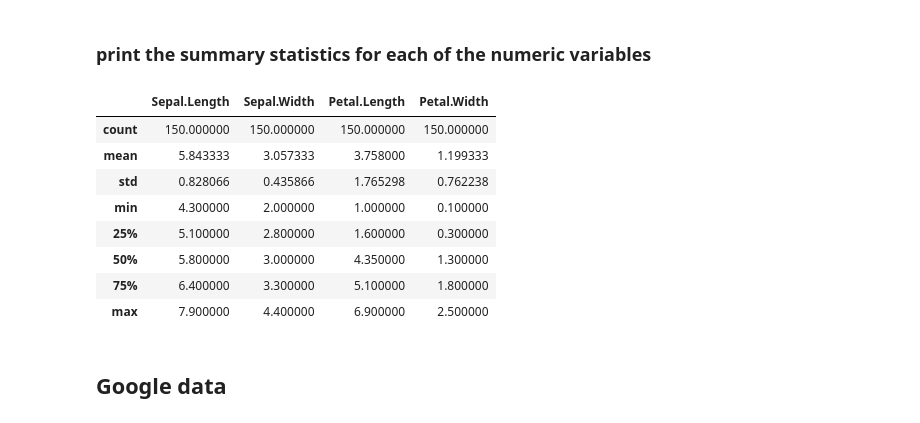
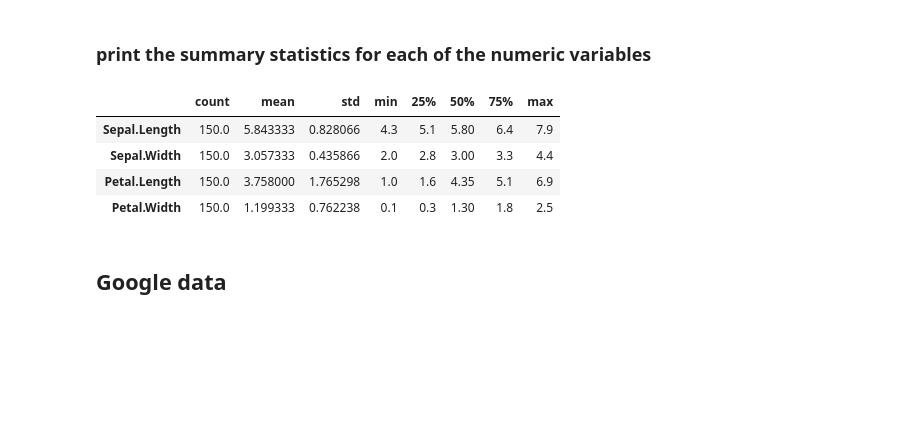
Before and after one commit to markydoug/classification-exercises, a Jupyter notebook: classification_exercises.ipynb, the cells around one changed output. Cells and saved outputs as stored; diff of their text form; code cells hidden in the pictures; blank space fills up the shorter version.

```diff
--- a/classification_exercises.ipynb
+++ b/classification_exercises.ipynb
@@ -59,17 +59,13 @@ memory usage: 7.0+ KB
 # %% [markdown]
 ### print the summary statistics for each of the numeric variables
 # %%
-df_iris.describe()
+df_iris.describe().T
 # %% [output]
-|  | Sepal.Length | Sepal.Width | Petal.Length | Petal.Width |
-| count | 150.000000 | 150.000000 | 150.000000 | 150.000000 |
-| mean | 5.843333 | 3.057333 | 3.758000 | 1.199333 |
-| std | 0.828066 | 0.435866 | 1.765298 | 0.762238 |
-| min | 4.300000 | 2.000000 | 1.000000 | 0.100000 |
-| 25% | 5.100000 | 2.800000 | 1.600000 | 0.300000 |
-| 50% | 5.800000 | 3.000000 | 4.350000 | 1.300000 |
-| 75% | 6.400000 | 3.300000 | 5.100000 | 1.800000 |
-| max | 7.900000 | 4.400000 | 6.900000 | 2.500000 |
+|  | count | mean | std | min | 25% | 50% | 75% | max |
+| Sepal.Length | 150.0 | 5.843333 | 0.828066 | 4.3 | 5.1 | 5.80 | 6.4 | 7.9 |
+| Sepal.Width | 150.0 | 3.057333 | 0.435866 | 2.0 | 2.8 | 3.00 | 3.3 | 4.4 |
+| Petal.Length | 150.0 | 3.758000 | 1.765298 | 1.0 | 1.6 | 4.35 | 5.1 | 6.9 |
+| Petal.Width | 150.0 | 1.199333 | 0.762238 | 0.1 | 0.3 | 1.30 | 1.8 | 2.5 |
 # %% [markdown]
 ## Google data
 # %%
```
Also changed, not shown: parts of 13 cells of this notebook.
